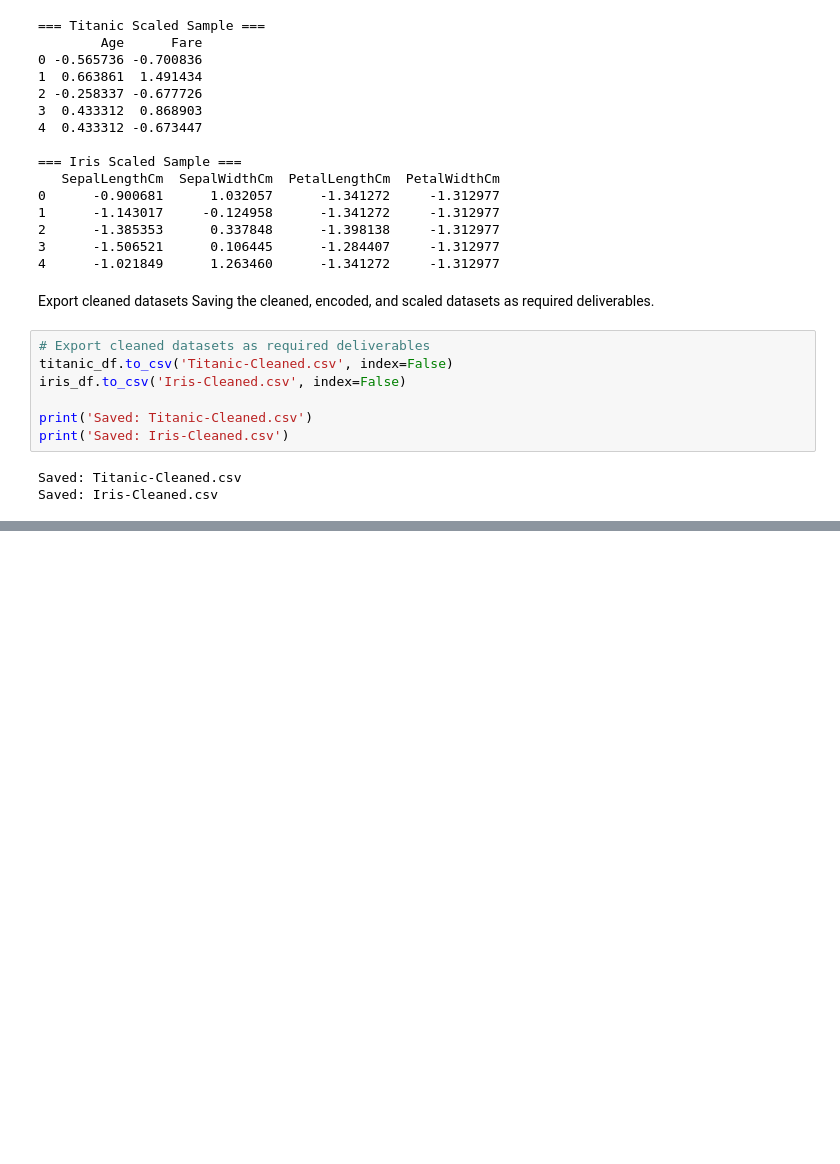
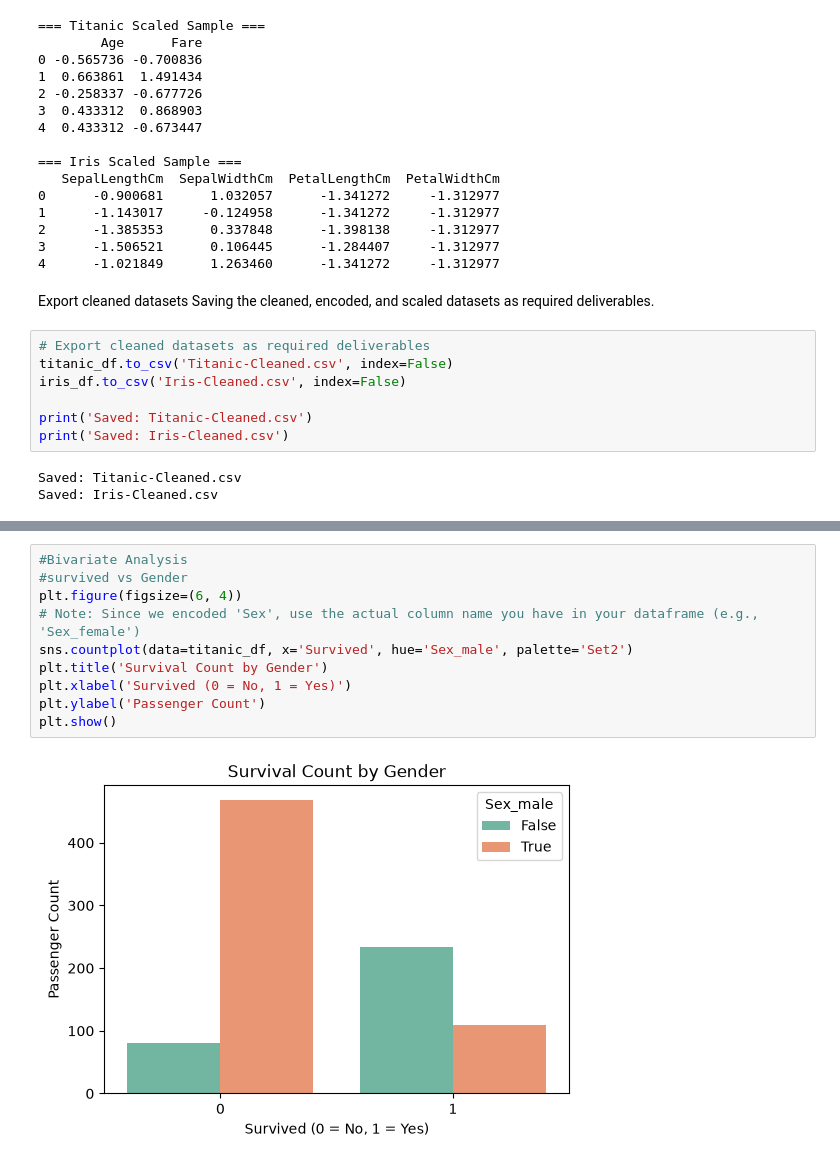
Before and after one commit to luckylittleman/AnalystLab-Africa-Internship, a Jupyter notebook: Week 1 and Week 2/Week 1 and Week 2.ipynb, the cells around one changed output, grey strips where cells are left out. Saved outputs shown, nothing was run; the diff lists cells and outputs as text; blank space fills up the shorter version.

Commit message:
finalised the eda and the correlation matrix for titanic dataset

```diff
--- a/Week 1 and Week 2/Week 1 and Week 2.ipynb
+++ b/Week 1 and Week 2/Week 1 and Week 2.ipynb
@@ -393,3 +394,15 @@ Passing `palette` without assigning `hue` is deprecated and will be removed in v
 
   sns.countplot(data=titanic_df, x='Survived', palette='Set1')
 [figure]
+# %%
+#Bivariate Analysis
+#survived vs Gender
+plt.figure(figsize=(6, 4))
+# Note: Since we encoded 'Sex', use the actual column name you have in your dataframe (e.g., 'Sex_female')
+sns.countplot(data=titanic_df, x='Survived', hue='Sex_male', palette='Set2')
+plt.title('Survival Count by Gender')
+plt.xlabel('Survived (0 = No, 1 = Yes)')
+plt.ylabel('Passenger Count')
+plt.show()
+# %% [output]
+[figure, added]
```
Also changed, not shown: parts of 10 cells of this notebook, 1 other file.
